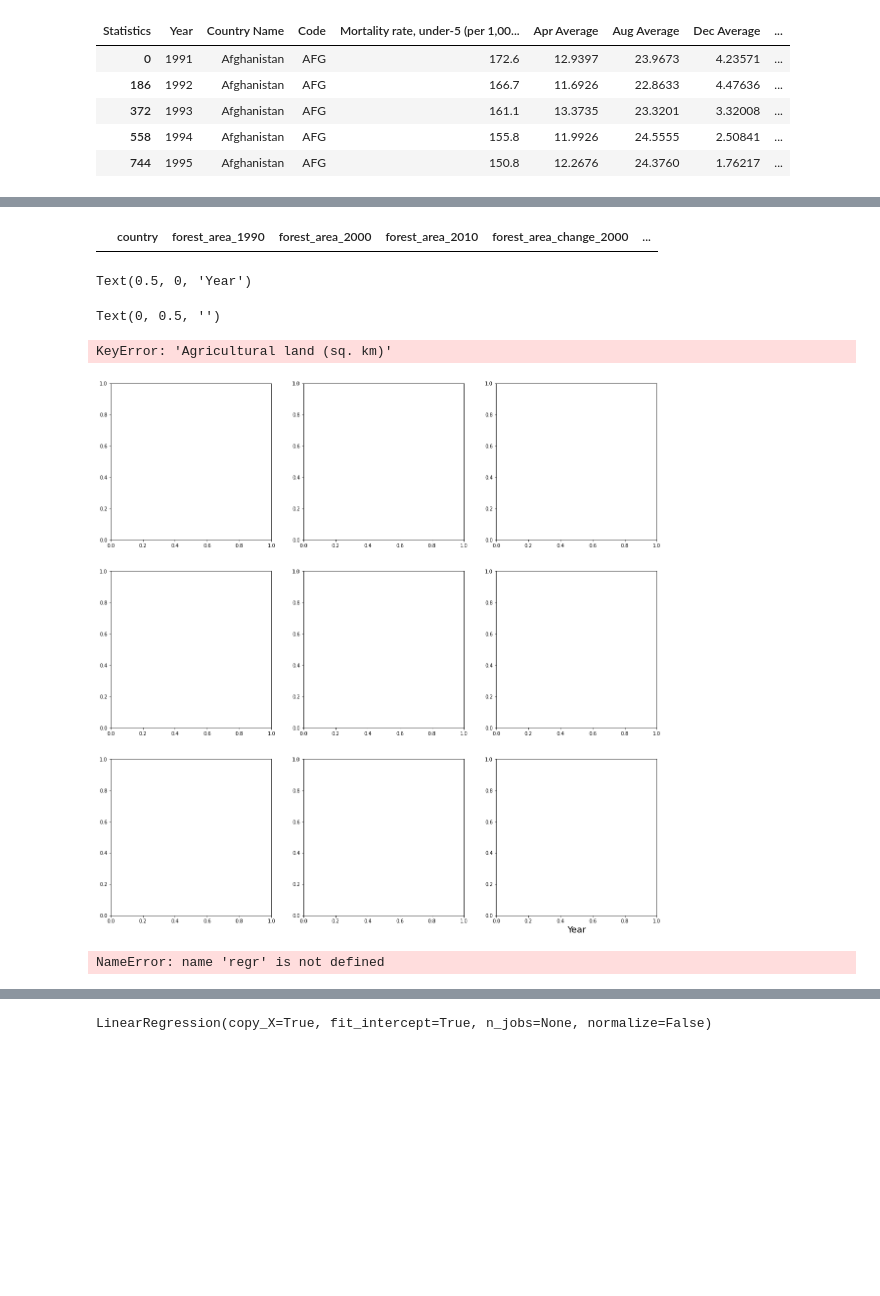
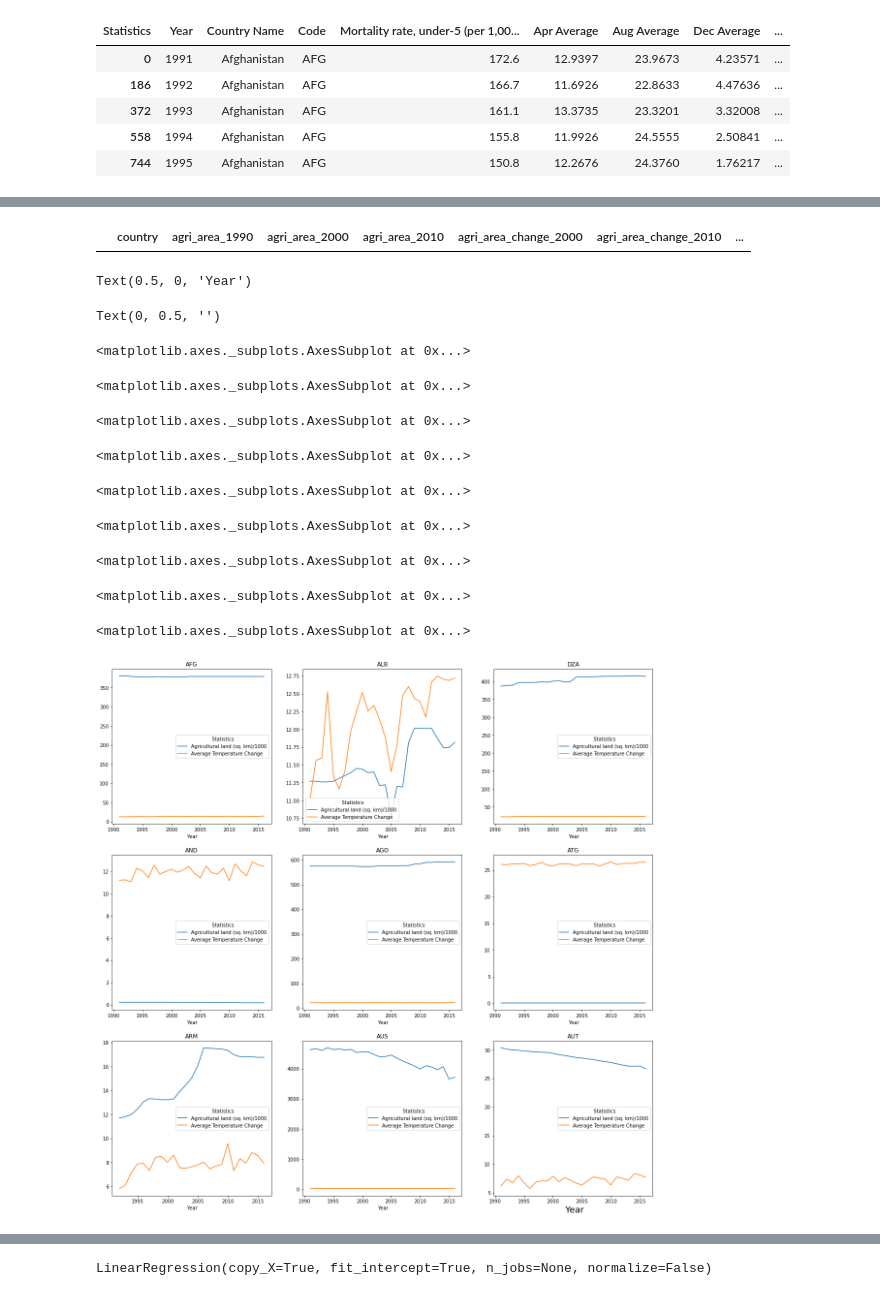
Before and after one commit to bhanduroshan/cpsc8650-1, a Jupyter notebook: correlation.py.ipynb, the cells around one changed output, grey strips where cells are left out. Cells and saved outputs as stored; diff of their text form; code cells hidden in the pictures; blank space fills up the shorter version.

```diff
--- a/correlation.py.ipynb
+++ b/correlation.py.ipynb
@@ -2092,7 +2085,7 @@ plt.ylabel('', fontsize=16)
 
 country_code_for_analysis = list(df_stat[df_stat['cluster_label']==4]['country'])[10:19]
 
-for i in range(len(country_code_for_analysis)):
+for i in range(len(country_code_for_analysis[0:9])):
     ix = np.unravel_index(i, axes.shape) # compute an appropriate index (1d or 2d)
 
     temperature_subset_pivoted_and_sorted[
@@ -2226,7 +2210,7 @@ plt.ylabel('', fontsize=16)
 temperature_subset_pivoted_and_sorted['Agri GDP Change'] = temperature_subset_pivoted_and_sorted['Agriculture, forestry, and fishing, value added (% of GDP)']
 country_code_for_analysis = list(df_stat[df_stat['cluster_label']==0]['country'])
 
-for i in range(len(country_code_for_analysis)):
+for i in range(len(country_code_for_analysis[0:9])):
     ix = np.unravel_index(i, axes.shape) # compute an appropriate index (1d or 2d)
 
     temperature_subset_pivoted_and_sorted[
@@ -2351,7 +2339,7 @@ temperature_subset_pivoted_and_sorted['Forest area (sq. km)/1000'] = temperature
     'Forest area (sq. km)']/1000
 country_code_for_analysis = list(df_stat[df_stat['cluster_label']==0]['country'])
 
-for i in range(len(country_code_for_analysis)):
+for i in range(len(country_code_for_analysis[0:9])):
     ix = np.unravel_index(i, axes.shape) # compute an appropriate index (1d or 2d)
 
     temperature_subset_pivoted_and_sorted[
@@ -2437,11 +2424,10 @@ data_stats = {
 
 df_stat = pd.DataFrame(data=data_stats)
 df_stat.head()
+df_stat = df_stat.dropna()
 
 k_means = cluster.KMeans(n_clusters=3, max_iter = 200000)
-df_stat = df_stat.dropna()
-k_means.fit(df_stat[[
-        'agri_area_change_2000', 'agri_area_change_2010']])
+k_means.fit(df_stat[['agri_area_change_2000', 'agri_area_change_2010']])
 
 df_stat['cluster_label'] = k_means.labels_
 
@@ -2453,41 +2454,40 @@ df_cluster_means
 # %%
 df_stat[df_stat['cluster_label']==3].head(10)
 
 fig, axes = plt.subplots(nrows=3, ncols=3, figsize=(20,20))
 plt.xlabel('Year', fontsize=18)
 plt.ylabel('', fontsize=16)
 
 temperature_subset_pivoted_and_sorted['Agricultural land (sq. km)/1000'] = temperature_subset_pivoted_and_sorted[
     'Agricultural land (sq. km)']/1000
 country_code_for_analysis = list(df_stat[df_stat['cluster_label']==0]['country'])
 
-for i in range(len(country_code_for_analysis)):
+for i in range(len(country_code_for_analysis[0:9])):
     ix = np.unravel_index(i, axes.shape) # compute an appropriate index (1d or 2d)
 
     temperature_subset_pivoted_and_sorted[
         [
             ' Year',
             'Agricultural land (sq. km)/1000',
             'Average Temperature Change'
         ]
     ][
         temperature_subset_pivoted_and_sorted['Code']==country_code_for_analysis[i]].plot.line(x=' Year', ax=axes[ix],
                                                                         title=country_code_for_analysis[i])
 # %% [output]
-|  | country | forest_area_1990 | forest_area_2000 | forest_area_2010 | forest_area_change_2000 | ... |
+|  | country | agri_area_1990 | agri_area_2000 | agri_area_2010 | agri_area_change_2000 | agri_area_change_2010 | ... |
 Text(0.5, 0, 'Year')
 Text(0, 0.5, '')
-KeyError: 'Agricultural land (sq. km)'
+<matplotlib.axes._subplots.AxesSubplot at 0x...>
+<matplotlib.axes._subplots.AxesSubplot at 0x...>
+<matplotlib.axes._subplots.AxesSubplot at 0x...>
+<matplotlib.axes._subplots.AxesSubplot at 0x...>
+<matplotlib.axes._subplots.AxesSubplot at 0x...>
+<matplotlib.axes._subplots.AxesSubplot at 0x...>
+<matplotlib.axes._subplots.AxesSubplot at 0x...>
+<matplotlib.axes._subplots.AxesSubplot at 0x...>
+<matplotlib.axes._subplots.AxesSubplot at 0x...>
-[figure, old version]
+[figure, new version]
-# %%
-# The coefficients
-print('Coefficients: \n', regr.coef_)
-# The mean squared error
-print('Mean squared error: f', mean_squared_error(y_test, y_pred))
-# The coefficient of determination: 1 is perfect prediction
-print('Coefficient of determination:', r2_score(y_test, y_pred))
-# %% [output]
-NameError: name 'regr' is not defined
 # %%
 from sklearn import datasets ## imports datasets from scikit-learn
 # %%
```
Also changed, not shown: parts of 39 cells of this notebook.
